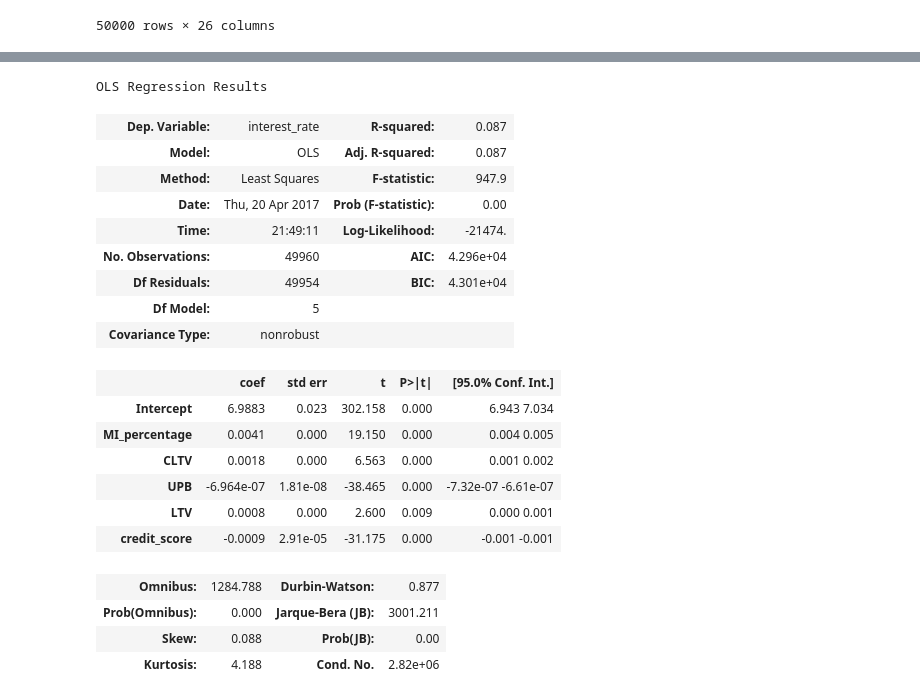
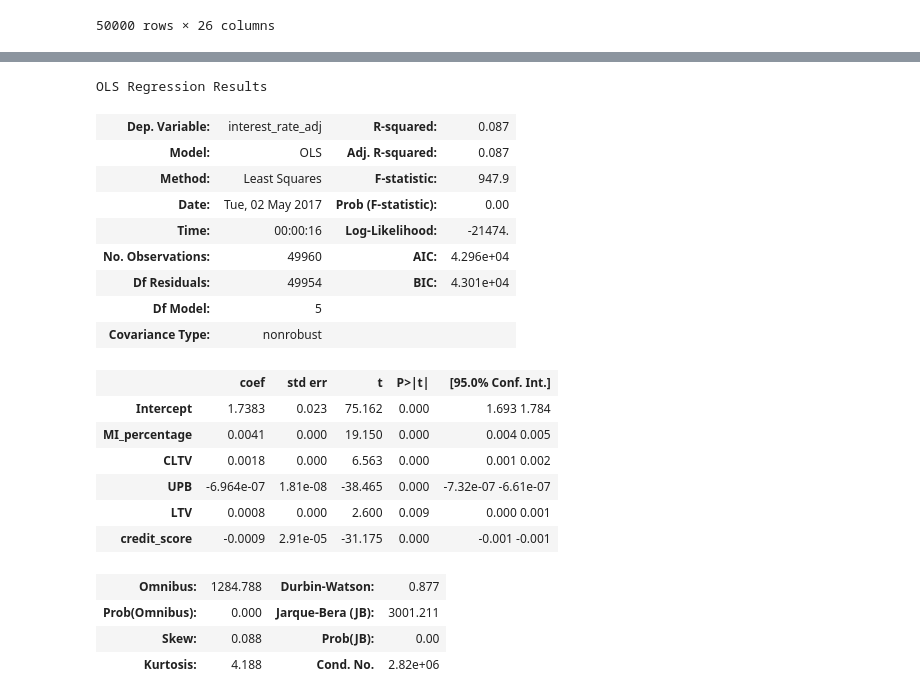
Before and after one commit to SungwooPark/ThinkStats2, a Jupyter notebook: code/report3.ipynb, the cells around one changed output, grey strips where cells are left out. Saved outputs shown, nothing was run; the diff lists cells and outputs as text; code cells hidden in the pictures.

```diff
--- a/code/report3.ipynb
+++ b/code/report3.ipynb
@@ -38,6 +38,9 @@ df_1999
 df_2006 = pandas.read_csv("report3_data/2006.csv", header=None)
 df_2006.drop(df_2006.columns[[26]], axis=1, inplace=True)
 df_2006.columns = col_names
+#Adjusted interest rate (interest rate - federal fund rate)
+#At June 29, 2006, the federal fund rate was 5.25%.
+df_2006["interest_rate_adj"] = df_2006["interest_rate"] - 5.25
 df_2006
 # %% [output]
 |  | credit_score | first_payment_date | first_homebuying | maturity_date | msa_code | MI_percentage | num_units | ... |
@@ -96,22 +122,22 @@ OLS Regression Results
 | Kurtosis: | 4.124 | Cond. No. | 3.58e+06 |
 # %%
 #Regression model for 2006 dataset (interest rate as dependent variable)
-formula = 'interest_rate ~ MI_percentage + CLTV + UPB + LTV + credit_score'
+formula = 'interest_rate_adj ~ MI_percentage + CLTV + UPB + LTV + credit_score'
 results = smf.ols(formula, data=df_2006).fit()
 results.summary()
 # %% [output]
 OLS Regression Results
-| Dep. Variable: | interest_rate | R-squared: | 0.087 |
+| Dep. Variable: | interest_rate_adj | R-squared: | 0.087 |
 | Model: | OLS | Adj. R-squared: | 0.087 |
 | Method: | Least Squares | F-statistic: | 947.9 |
-| Date: | Thu, 20 Apr 2017 | Prob (F-statistic): | 0.00 |
-| Time: | 21:49:11 | Log-Likelihood: | -21474. |
+| Date: | Tue, 02 May 2017 | Prob (F-statistic): | 0.00 |
+| Time: | 00:00:16 | Log-Likelihood: | -21474. |
 | No. Observations: | 49960 | AIC: | 4.296e+04 |
 | Df Residuals: | 49954 | BIC: | 4.301e+04 |
 | Df Model: | 5 |  |  |
 | Covariance Type: | nonrobust |  |  |
 |  | coef | std err | t | P>|t| | [95.0% Conf. Int.] |
-| Intercept | 6.9883 | 0.023 | 302.158 | 0.000 | 6.943 7.034 |
+| Intercept | 1.7383 | 0.023 | 75.162 | 0.000 | 1.693 1.784 |
 | MI_percentage | 0.0041 | 0.000 | 19.150 | 0.000 | 0.004 0.005 |
 | CLTV | 0.0018 | 0.000 | 6.563 | 0.000 | 0.001 0.002 |
 | UPB | -6.964e-07 | 1.81e-08 | -38.465 | 0.000 | -7.32e-07 -6.61e-07 |
```
Also changed, not shown: parts of 6 cells of this notebook, 4 other files.
